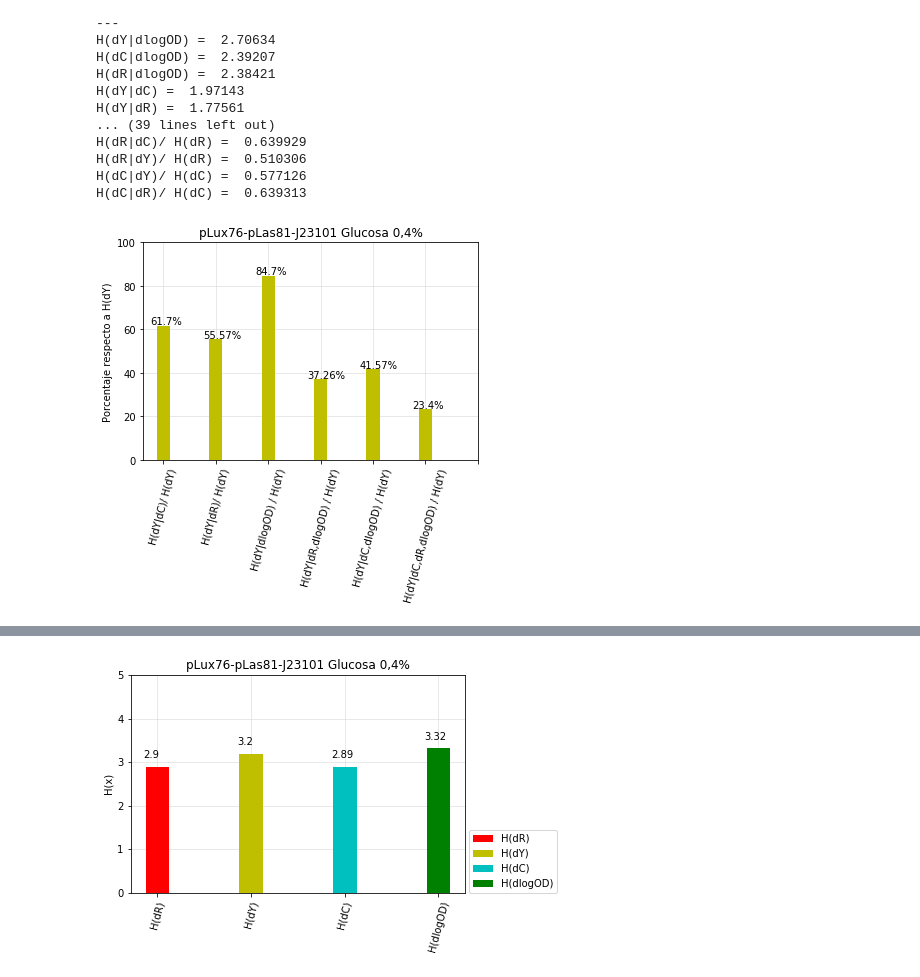
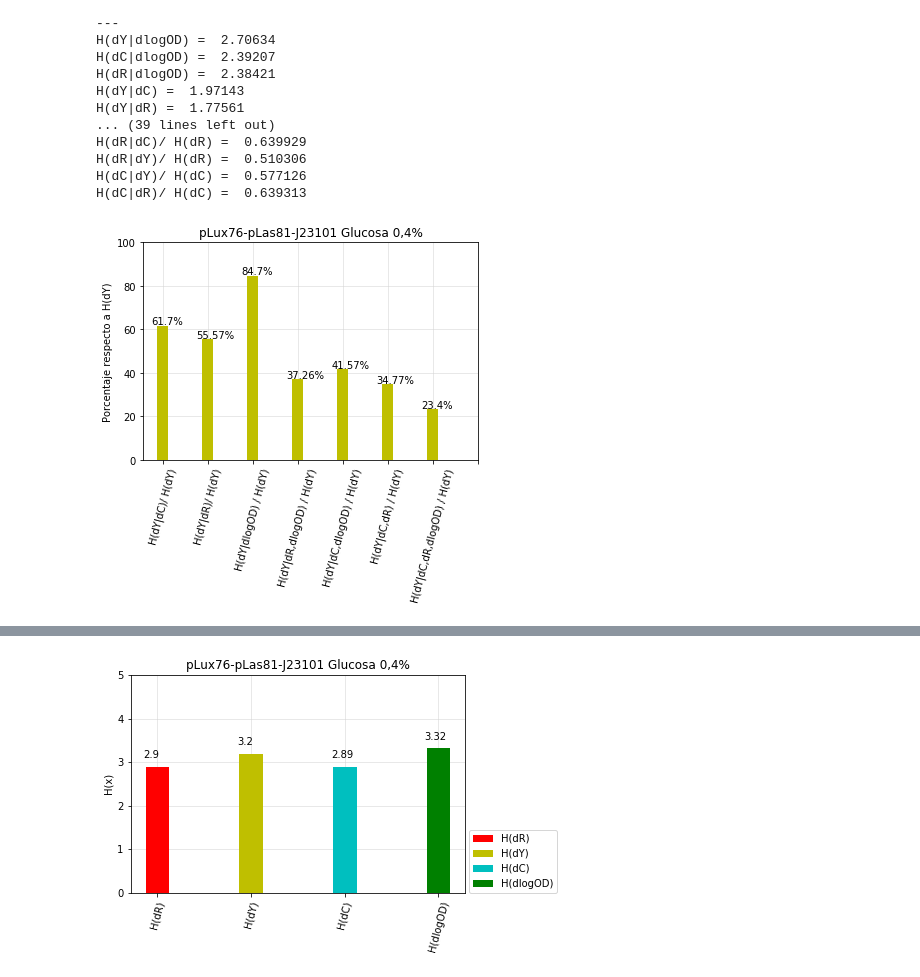
Before and after one commit to macams/Biosensores, a Jupyter notebook: Análisis/Entropía/Entropía E3.ipynb, the cells around one changed output, grey strips where cells are left out. Cells and saved outputs as stored; diff of their text form; code cells hidden in the pictures.

Commit message:
correc graf porcent entrop

```diff
--- a/Análisis/Entropía/Entropía E3.ipynb
+++ b/Análisis/Entropía/Entropía E3.ipynb
@@ -1652,11 +1671,12 @@ B11= (conditional_entropy(prob_density2d(dr6,dy6))/entropy(prob_density(dy6)))*1
 C11=(conditional_entropy(prob_density2d(do6,dy6))/entropy(prob_density(dy6)))*100 #H(dY|dlogOD) / H(dY)
 D11=(conditional_entropy(prob_density3d(dr6,dy6,do6))/entropy(prob_density(dy6)))*100 #H(dY|dR,dlogOD) / H(dY)
 E11=(conditional_entropy(prob_density3d(dc6,dy6,do6))/entropy(prob_density(dy6)))*100 #H(dY|dC,dlogOD) / H(dY)
-F11=(conditional_entropy(prob_density4d(dc6,dy6,dr6,do6))/entropy(prob_density(dy6)))*100 #H(dY|dC,dR,dlogOD) / H(dY)
+F11=(conditional_entropy(prob_density3d(dc6,dy6,dr6))/entropy(prob_density(dy6)))*100#H(dY|dC,dR)/H(dY)
+G11=(conditional_entropy(prob_density4d(dc6,dy6,dr6,do6))/entropy(prob_density(dy6)))*100 #H(dY|dC,dR,dlogOD) / H(dY)
 
-ent_y11=[A11,B11,C11,D11,E11,F11]
+ent_y11=[A11,B11,C11,D11,E11,F11,G11]
 
-X = np.arange(7)
+X = np.arange(8)
 plt.figure()
 plt.title('pLux76-pLacI-J23101 Glicerol 0,2%')
 plt.ylabel('Porcentaje respecto a H(dY)')
@@ -1667,7 +1687,8 @@ plt.bar(X[2],ent_y11[2],color='y',width=0.25,zorder=3)
 plt.bar(X[3],ent_y11[3],color='y',width=0.25,zorder=3)
 plt.bar(X[4],ent_y11[4],color='y',width=0.25,zorder=3)
 plt.bar(X[5],ent_y11[5],color='y',width=0.25,zorder=3)
-plt.xticks(X, ['H(dY|dC)/ H(dY)',"H(dY|dR)/ H(dY)",'H(dY|dlogOD) / H(dY)',"H(dY|dR,dlogOD) / H(dY)",'H(dY|dC,dlogOD) / H(dY)',"H(dY|dC,dR,dlogOD) / H(dY)"],rotation=75)
+plt.bar(X[6],ent_y11[6],color='y',width=0.25,zorder=3)
+plt.xticks(X, ['H(dY|dC)/ H(dY)',"H(dY|dR)/ H(dY)",'H(dY|dlogOD) / H(dY)',"H(dY|dR,dlogOD) / H(dY)",'H(dY|dC,dlogOD) / H(dY)','H(dY|dC,dR) / H(dY)',"H(dY|dC,dR,dlogOD) / H(dY)"],rotation=75)
 plt.grid(color='lightgray', linestyle='-', linewidth=0.5,zorder=0)
 for a,b in zip(X,ent_y11):
     plt.text(a-0.25,b+0.5,str(np.round(b,2))+'%',fontsize=10.0, color='k')
@@ -1678,11 +1699,12 @@ B12= (conditional_entropy(prob_density2d(dy6,dr6))/entropy(prob_density(dr6)))*1
 C12=(conditional_entropy(prob_density2d(do6,dr6))/entropy(prob_density(dr6)))*100 #H(dR|dlogOD) / H(dR)
 D12=(conditional_entropy(prob_density3d(dy6,dr6,do6))/entropy(prob_density(dr6)))*100 #H(dR|dY,dlogOD) / H(dR)
 E12=(conditional_entropy(prob_density3d(dc6,dr6,do6))/entropy(prob_density(dr6)))*100 #H(dR|dC,dlogOD) / H(dR)
-F12= (conditional_entropy(prob_density4d(dc6,dr6,dy6,do6))/entropy(prob_density(dr6)))*100 #H(dR|dC,dY,dlogOD) / H(dR)
+F12=(conditional_entropy(prob_density3d(dc6,dr6,dy6))/entropy(prob_density(dr6)))*100 #H(dR|dC,dY)
+G12= (conditional_entropy(prob_density4d(dc6,dr6,dy6,do6))/entropy(prob_density(dr6)))*100 #H(dR|dC,dY,dlogOD) / H(dR)
 
-ent_y12=[A12,B12,C12,D12,E12,F12]
+ent_y12=[A12,B12,C12,D12,E12,F12,G12]
 
-X = np.arange(7)
+X = np.arange(8)
 plt.figure()
 plt.title('pLux76-pLacI-J23101 Glicerol 0,2%')
 plt.ylabel('Porcentaje respecto a H(dR)')
@@ -1693,7 +1715,8 @@ plt.bar(X[2],ent_y12[2],color='r',width=0.25,zorder=3)
 plt.bar(X[3],ent_y12[3],color='r',width=0.25,zorder=3)
 plt.bar(X[4],ent_y12[4],color='r',width=0.25,zorder=3)
 plt.bar(X[5],ent_y12[5],color='r',width=0.25,zorder=3)
-plt.xticks(X, ['H(dR|dC)/ H(dR)',"H(dR|dY)/ H(dR)",'H(dR|dlogOD) / H(dR)',"H(dR|dY,dlogOD) / H(dR)",'H(dR|dC,dlogOD) / H(dR)',"H(dR|dC,dY,dlogOD) / H(dR)"],rotation=75)
+plt.bar(X[6],ent_y12[6],color='r',width=0.25,zorder=3)
+plt.xticks(X, ['H(dR|dC)/ H(dR)',"H(dR|dY)/ H(dR)",'H(dR|dlogOD) / H(dR)',"H(dR|dY,dlogOD) / H(dR)",'H(dR|dC,dlogOD) / H(dR)','H(dR|dC,dY)/H(dR)',"H(dR|dC,dY,dlogOD) / H(dR)"],rotation=75)
 plt.grid(color='lightgray', linestyle='-', linewidth=0.5,zorder=0)
 for a,b in zip(X,ent_y12):
     plt.text(a-0.25,b+0.5,str(np.round(b,2))+'%',fontsize=10.0, color='k')
@@ -1907,11 +1930,12 @@ B13= (conditional_entropy(prob_density2d(dr7,dy7))/entropy(prob_density(dy7)))*1
 C13=(conditional_entropy(prob_density2d(do7,dy7))/entropy(prob_density(dy7)))*100 #H(dY|dlogOD) / H(dY)
 D13=(conditional_entropy(prob_density3d(dr7,dy7,do7))/entropy(prob_density(dy7)))*100 #H(dY|dR,dlogOD) / H(dY)
 E13=(conditional_entropy(prob_density3d(dc7,dy7,do7))/entropy(prob_density(dy7)))*100 #H(dY|dC,dlogOD) / H(dY)
-F13= (conditional_entropy(prob_density4d(dc7,dy7,dr7,do7))/entropy(prob_density(dy7)))*100 #H(dY|dC,dR,dlogOD) / H(dY)
+F13=(conditional_entropy(prob_density3d(dc7,dy7,dr7))/entropy(prob_density(dy7)))*100#H(dY|dC,dR)/H(dY)
+G13= (conditional_entropy(prob_density4d(dc7,dy7,dr7,do7))/entropy(prob_density(dy7)))*100 #H(dY|dC,dR,dlogOD) / H(dY)
 
-ent_y13=[A13,B13,C13,D13,E13,F13]
+ent_y13=[A13,B13,C13,D13,E13,F13,G13]
 
-X = np.arange(7)
+X = np.arange(8)
 plt.figure()
 plt.title('pLux76-pLas81-J23101 Glucosa 0,4%')
 plt.ylabel('Porcentaje respecto a H(dY)')
@@ -1922,36 +1946,39 @@ plt.bar(X[2],ent_y13[2],color='y',width=0.25,zorder=3)
 plt.bar(X[3],ent_y13[3],color='y',width=0.25,zorder=3)
 plt.bar(X[4],ent_y13[4],color='y',width=0.25,zorder=3)
 plt.bar(X[5],ent_y13[5],color='y',width=0.25,zorder=3)
-plt.xticks(X, ['H(dY|dC)/ H(dY)',"H(dY|dR)/ H(dY)",'H(dY|dlogOD) / H(dY)',"H(dY|dR,dlogOD) / H(dY)",'H(dY|dC,dlogOD) / H(dY)',"H(dY|dC,dR,dlogOD) / H(dY)"],rotation=75)
+plt.bar(X[6],ent_y13[6],color='y',width=0.25,zorder=3)
+plt.xticks(X, ['H(dY|dC)/ H(dY)',"H(dY|dR)/ H(dY)",'H(dY|dlogOD) / H(dY)',"H(dY|dR,dlogOD) / H(dY)",'H(dY|dC,dlogOD) / H(dY)','H(dY|dC,dR) / H(dY)',"H(dY|dC,dR,dlogOD) / H(dY)"],rotation=75)
 plt.grid(color='lightgray', linestyle='-', linewidth=0.5,zorder=0)
 for a,b in zip(X,ent_y13):
     plt.text(a-0.25,b+0.5,str(np.round(b,2))+'%',fontsize=10.0, color='k')
 plt.savefig(fname='porcentajes hy plux-plas glu.png',dpi=1200,facecolor='w',edgecolor='w',bbox_inches='tight',pad_inches=0.2)
 
 A14= (conditional_entropy(prob_density2d(dc7,dr7))/entropy(prob_density(dr7)))*100 #H(dR|dC)/ H(dR)
 B14= (conditional_entropy(prob_density2d(dy7,dr7))/entropy(prob_density(dr7)))*100 #H(dR|dY)/ H(dR)
 C14=(conditional_entropy(prob_density2d(do7,dr7))/entropy(prob_density(dr7)))*100 #H(dR|dlogOD) / H(dR)
 D14=(conditional_entropy(prob_density3d(dy7,dr7,do7))/entropy(prob_density(dr7)))*100 #H(dR|dY,dlogOD) / H(dR)
 E14=(conditional_entropy(prob_density3d(dc7,dr7,do7))/entropy(prob_density(dr7)))*100 #H(dR|dC,dlogOD) / H(dR)
-F14= (conditional_entropy(prob_density4d(dc7,dr7,dy7,do7))/entropy(prob_density(dr7)))*100 #H(dR|dC,dY,dlogOD) / H(dR)
+F14=(conditional_entropy(prob_density3d(dc7,dr7,dy7))/entropy(prob_density(dr7)))*100 #H(dR|dC,dY)
+G14= (conditional_entropy(prob_density4d(dc7,dr7,dy7,do7))/entropy(prob_density(dr7)))*100 #H(dR|dC,dY,dlogOD) / H(dR)
 
-ent_y14=[A14,B14,C14,D14,E14,F14]
+ent_y14=[A14,B14,C14,D14,E14,F14,G14]
 
-X = np.arange(7)
+X = np.arange(8)
 plt.figure()
 plt.title('pLux76-pLasI-J23101 Glucosa 0,4%')
 plt.ylabel('Porcentaje respecto a H(dR)')
 plt.ylim(ymax = 100)
 plt.bar(X[0],ent_y14[0],color='r',width=0.25,zorder=3)
 plt.bar(X[1],ent_y14[1],color='r',width=0.25,zorder=3)
 plt.bar(X[2],ent_y14[2],color='r',width=0.25,zorder=3)
 plt.bar(X[3],ent_y14[3],color='r',width=0.25,zorder=3)
 plt.bar(X[4],ent_y14[4],color='r',width=0.25,zorder=3)
 plt.bar(X[5],ent_y14[5],color='r',width=0.25,zorder=3)
-plt.xticks(X, ['H(dR|dC)/ H(dR)',"H(dR|dY)/ H(dR)",'H(dR|dlogOD) / H(dR)',"H(dR|dY,dlogOD) / H(dR)",'H(dR|dC,dlogOD) / H(dR)',"H(dR|dC,dY,dlogOD) / H(dR)"],rotation=75)
+plt.bar(X[6],ent_y14[6],color='r',width=0.25,zorder=3)
+plt.xticks(X, ['H(dR|dC)/ H(dR)',"H(dR|dY)/ H(dR)",'H(dR|dlogOD) / H(dR)',"H(dR|dY,dlogOD) / H(dR)",'H(dR|dC,dlogOD) / H(dR)','H(dR|dC,dY)/H(dR)',"H(dR|dC,dY,dlogOD) / H(dR)"],rotation=75)
 plt.grid(color='lightgray', linestyle='-', linewidth=0.5,zorder=0)
 for a,b in zip(X,ent_y14):
     plt.text(a-0.25,b+0.5,str(np.round(b,2))+'%',fontsize=10.0, color='k')
 plt.savefig(fname='porcentajes hr plux-plas glu.png',dpi=1200,facecolor='w',edgecolor='w',bbox_inches='tight',pad_inches=0.2)
 # %% [output]
-[figure, old version]
+[figure, new version]
```
Also changed, not shown: parts of 8 cells of this notebook, 55 other files.
